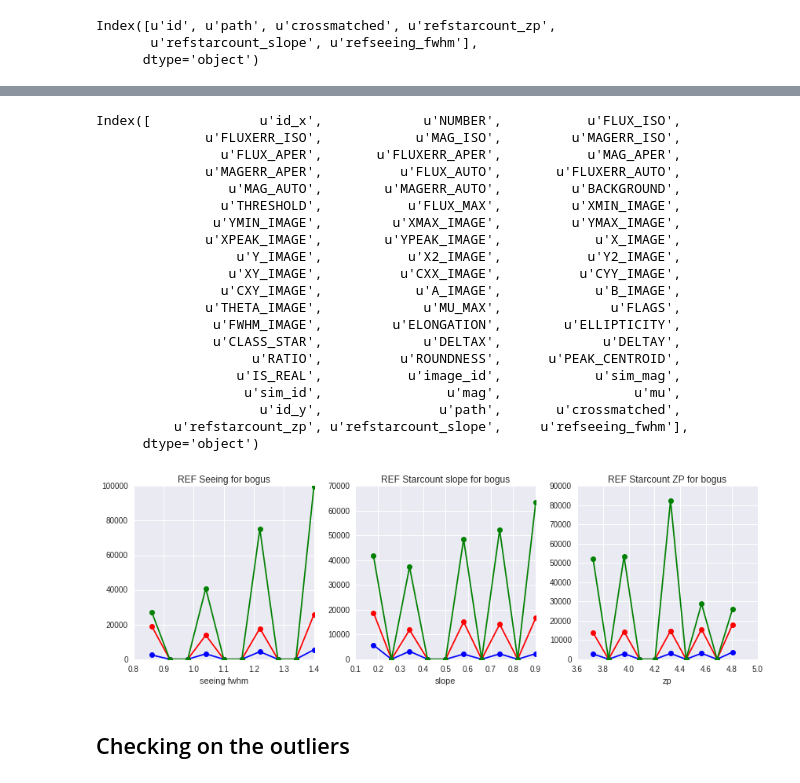
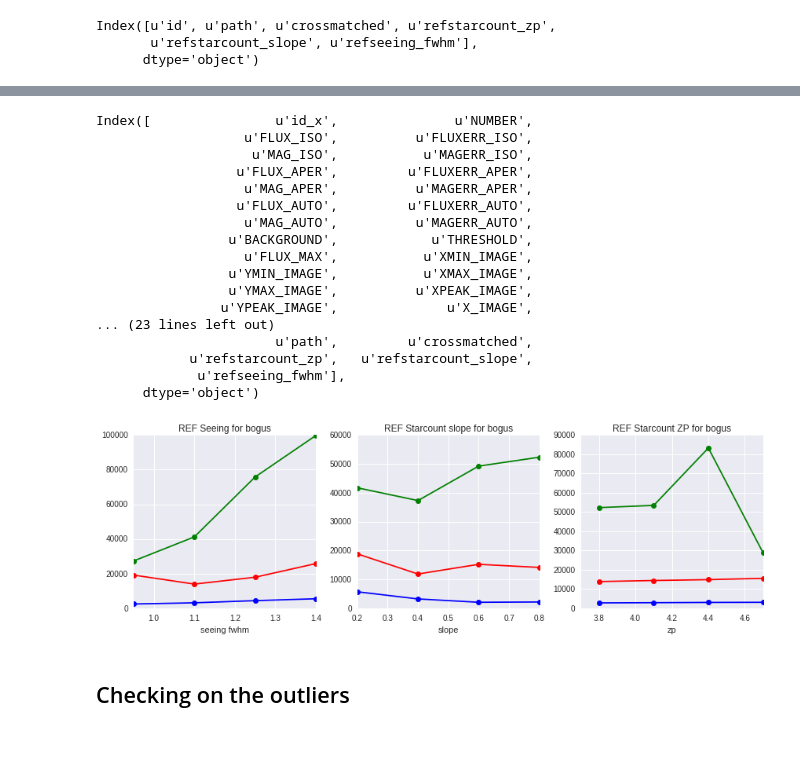
Before and after one commit to BrunoSanchez/RBMLearning, a Jupyter notebook: Plots-Threesome.ipynb, the cells around one changed output, grey strips where cells are left out. Cells and saved outputs as stored; diff of their text form; code cells hidden in the pictures; blank space fills up the shorter version.

```diff
--- a/Plots-Threesome.ipynb
+++ b/Plots-Threesome.ipynb
@@ -973,6 +973,10 @@ Index([u'x_x', u'y_x', u'app_mag_x', u'image_id_x', u'simulated_id', u'id_img',
 Index([u'id', u'code', u'x', u'y', u'app_mag', u'r_scales', u'gx_mag',
        u'image_id', u'image_id_ois', u'image_id_hot'],
       dtype='object')
+# %%
+bins_fwhm = np.arange(0.8, 1.5, 0.15)
+bins_slope = np.arange(0, 1, 0.2)
+bins_zp = np.arange(3.5, 5., 0.3)
 # %%
 plt.figure(figsize=(12, 8))
 plt.subplot(2, 3, 1)
@@ -1263,7 +1274,7 @@ try:
     bogus_b = pd.from_csv('bogus_b_csv.csv')
 except:
     bogus_b = pd.merge(left=bogus_b, right=sim_pars,
-                   left_on='image_id', right_on='id', how='left')
+                   left_on='image_id', right_on='id', how='left', suffixes=('_b', ''))
     bogus_b.to_csv('bogus_b_csv.csv')
 # %%
 print bogus_b.columns, len(bogus_b)
@@ -1310,7 +1318,7 @@ try:
     bogus_h = pd.from_csv('bogus_h_csv.csv')
 except:
     bogus_h = pd.merge(left=bogus_h, right=sim_pars,
-                       left_on='image_id', right_on='id', how='left')
+                       left_on='image_id', right_on='id', how='left', suffixes=('_b', ''))
     bogus_h.to_csv('bogus_h_csv.csv')
 # %%
 print bogus_h.columns, len(bogus_h), len(sim_pars)
@@ -1340,30 +1345,27 @@ try:
     bogus_z = pd.from_csv('bogus_z_csv.csv')
 except:
     bogus_z = pd.merge(left=bogus_z, right=sim_pars,
-                   left_on='image_id', right_on='id', how='left')
+                   left_on='image_id', right_on='id', how='left', suffixes=('_b',''))
     bogus_z.to_csv('bogus_z_csv.csv')
 # %%
 bogus_b.columns
 # %% [output]
-Index([              u'id_x',             u'NUMBER',           u'FLUX_ISO',
-              u'FLUXERR_ISO',            u'MAG_ISO',         u'MAGERR_ISO',
-                u'FLUX_APER',       u'FLUXERR_APER',           u'MAG_APER',
-              u'MAGERR_APER',          u'FLUX_AUTO',       u'FLUXERR_AUTO',
-                 u'MAG_AUTO',        u'MAGERR_AUTO',         u'BACKGROUND',
-                u'THRESHOLD',           u'FLUX_MAX',         u'XMIN_IMAGE',
-               u'YMIN_IMAGE',         u'XMAX_IMAGE',         u'YMAX_IMAGE',
-              u'XPEAK_IMAGE',        u'YPEAK_IMAGE',            u'X_IMAGE',
-                  u'Y_IMAGE',           u'X2_IMAGE',           u'Y2_IMAGE',
-                 u'XY_IMAGE',          u'CXX_IMAGE',          u'CYY_IMAGE',
-                u'CXY_IMAGE',            u'A_IMAGE',            u'B_IMAGE',
-              u'THETA_IMAGE',             u'MU_MAX',              u'FLAGS',
-               u'FWHM_IMAGE',         u'ELONGATION',        u'ELLIPTICITY',
-               u'CLASS_STAR',             u'DELTAX',             u'DELTAY',
-                    u'RATIO',          u'ROUNDNESS',      u'PEAK_CENTROID',
-                  u'IS_REAL',           u'image_id',            u'sim_mag',
-                   u'sim_id',                u'mag',                 u'mu',
-                     u'id_y',               u'path',       u'crossmatched',
-          u'refstarcount_zp', u'refstarcount_slope',     u'refseeing_fwhm'],
+Index([                u'id_x',               u'NUMBER',
+                   u'FLUX_ISO',          u'FLUXERR_ISO',
+                    u'MAG_ISO',           u'MAGERR_ISO',
+                  u'FLUX_APER',         u'FLUXERR_APER',
+                   u'MAG_APER',          u'MAGERR_APER',
+                  u'FLUX_AUTO',         u'FLUXERR_AUTO',
+                   u'MAG_AUTO',          u'MAGERR_AUTO',
+                 u'BACKGROUND',            u'THRESHOLD',
+                   u'FLUX_MAX',           u'XMIN_IMAGE',
+                 u'YMIN_IMAGE',           u'XMAX_IMAGE',
+                 u'YMAX_IMAGE',          u'XPEAK_IMAGE',
+                u'YPEAK_IMAGE',              u'X_IMAGE',
+... (23 lines left out)
+                       u'path',         u'crossmatched',
+            u'refstarcount_zp',   u'refstarcount_slope',
+             u'refseeing_fwhm'],
       dtype='object')
 # %%
 plt.figure(figsize=(12, 4))
@@ -1373,11 +1375,11 @@ plt.subplot(1, 3, 1)
 #          label=['Zackay', 'Hotpants', 'Bramich'],
 #          cumulative=False, alpha=0.6, normed=True)
 cumulative=False
-x_bins, vals = custom_histogram(bogus_b['refseeing_fwhm'], cumulative=cumulative)
+x_bins, vals = custom_histogram(bogus_b['refseeing_fwhm'], cumulative=cumulative, bins=bins_fwhm)
 plt.plot(x_bins, vals, 'ro-', label='Bramich')
-x_bins, vals = custom_histogram(bogus_z['refseeing_fwhm'], cumulative=cumulative)
+x_bins, vals = custom_histogram(bogus_z['refseeing_fwhm'], cumulative=cumulative, bins=bins_fwhm)
 plt.plot(x_bins, vals, 'bo-', label='Zackay')
-x_bins, vals = custom_histogram(bogus_h['refseeing_fwhm'], cumulative=cumulative)
+x_bins, vals = custom_histogram(bogus_h['refseeing_fwhm'], cumulative=cumulative, bins=bins_fwhm)
 plt.plot(x_bins, vals, 'go-', label='Hotpants')
 plt.xlabel('seeing fwhm')
 #plt.ylim(2500, 5000)
@@ -1389,40 +1391,40 @@ plt.subplot(1, 3, 2)
 #          label=['Zackay', 'Hotpants', 'Bramich'],
 #          cumulative=False, alpha=0.6, normed=False)
 cumulative=False
-x_bins, vals = custom_histogram(bogus_b['refstarcount_slope'], cumulative=cumulative)
+x_bins, vals = custom_histogram(bogus_b['refstarcount_slope'], cumulative=cumulative, bins=bins_slope)
 plt.plot(x_bins, vals, 'ro-', label='Bramich')
-x_bins, vals = custom_histogram(bogus_z['refstarcount_slope'], cumulative=cumulative)
+x_bins, vals = custom_histogram(bogus_z['refstarcount_slope'], cumulative=cumulative, bins=bins_slope)
 plt.plot(x_bins, vals, 'bo-', label='Zackay')
-x_bins, vals = custom_histogram(bogus_h['refstarcount_slope'], cumulative=cumulative)
+x_bins, vals = custom_histogram(bogus_h['refstarcount_slope'], cumulative=cumulative, bins=bins_slope)
 plt.plot(x_bins, vals, 'go-', label='Hotpants')
 plt.xlabel('slope')
 # plt.xlim(0, 1.)
 #plt.ylim(2500, 5000)
 plt.title('REF Starcount slope for bogus')
 
 plt.subplot(1, 3, 3)
 # plt.hist([np.log10(und_z['refstarcount_zp']),
 #           np.log10(und_h['refstarcount_zp']),
 #           np.log10(und_b['refstarcount_zp'])],
 #           color=['blue', 'green', 'red'],
 #           label=['Zackay', 'Hotpants', 'Bramich'],
 #           cumulative=False, alpha=0.6, normed=False)
 cumulative=False
-x_bins, vals = custom_histogram(np.log10(bogus_b['refstarcount_zp']), cumulative=cumulative)
+x_bins, vals = custom_histogram(np.log10(bogus_b['refstarcount_zp']), cumulative=cumulative, bins=bins_zp)
 plt.plot(x_bins, vals, 'ro-', label='Bramich')
-x_bins, vals = custom_histogram(np.log10(bogus_z['refstarcount_zp']), cumulative=cumulative)
+x_bins, vals = custom_histogram(np.log10(bogus_z['refstarcount_zp']), cumulative=cumulative, bins=bins_zp)
 plt.plot(x_bins, vals, 'bo-', label='Zackay')
-x_bins, vals = custom_histogram(np.log10(bogus_h['refstarcount_zp']), cumulative=cumulative)
+x_bins, vals = custom_histogram(np.log10(bogus_h['refstarcount_zp']), cumulative=cumulative, bins=bins_zp)
 plt.plot(x_bins, vals, 'go-', label='Hotpants')
 #plt.ylim(2500, 5000)
 # plt.xlim(3, 6)
 plt.xlabel('zp')
 plt.title('REF Starcount ZP for bogus')
 
 plt.tight_layout()
 plt.show()
 # %% [output]
-[figure, old version]
+[figure, new version]
 # %% [markdown]
 ## Checking on the outliers
 # %%
```
Also changed, not shown: parts of 10 cells of this notebook, 1 other file.
